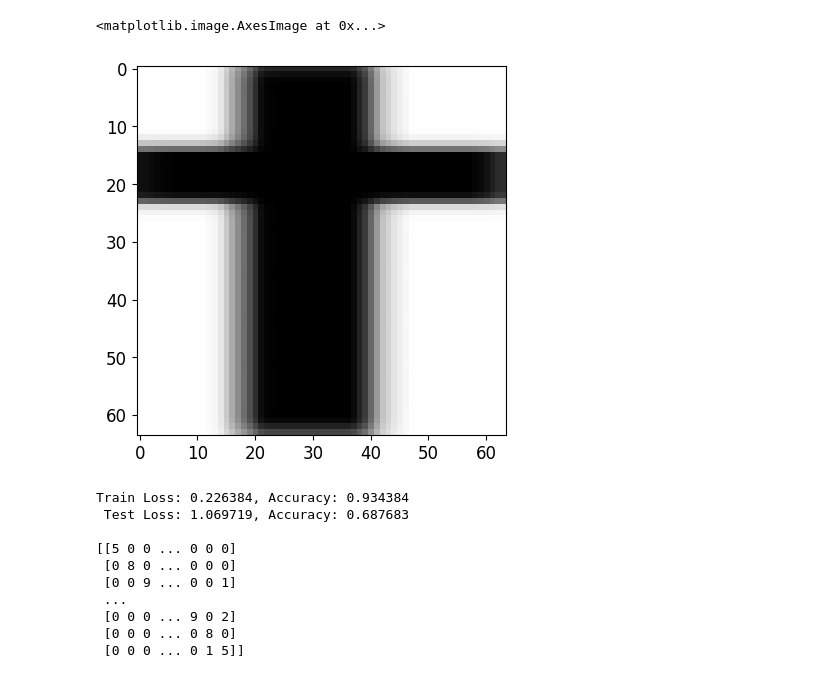
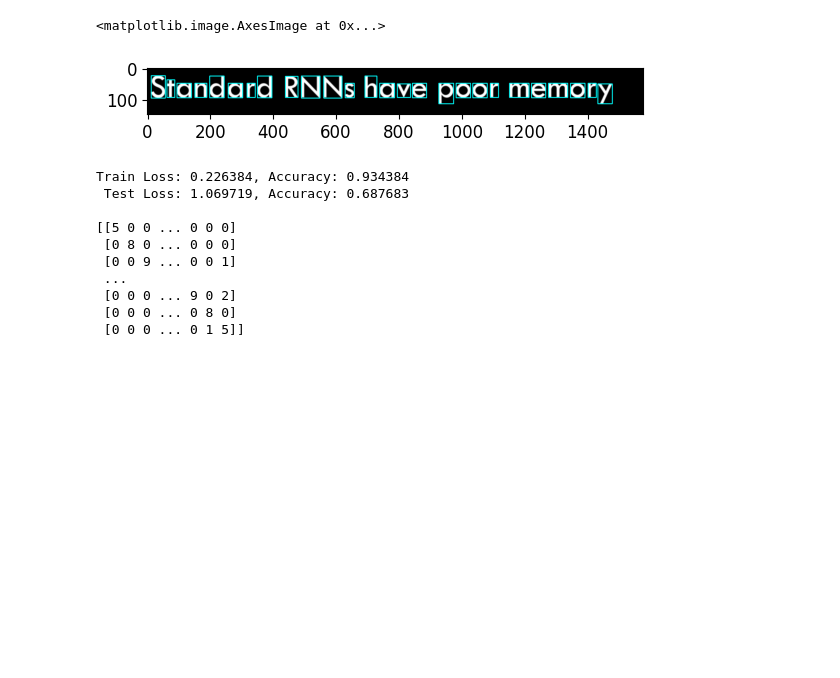
Before and after one commit to BoostChavit/deep-learning-project, a Jupyter notebook: main.ipynb, the cells around one changed output. Drawn from its saved outputs; the diff is of its cells as text; code cells hidden in the pictures; blank space fills up the shorter version.

Commit message:
update: add split data for train lstm

```diff
--- a/main.ipynb
+++ b/main.ipynb
@@ -75,7 +76,7 @@ def boundingbox(img_path, model):
 
             crops.append(cropped2)
 
-            cropped2 = cropped2.reshape((1, 64, 64, 3))
+            cropped2 = cropped2.reshape((-1, 64, 64))
 
             y_pred.append(model.predict(cropped2))
 
@@ -200,0 +221,2 @@ y_test = keras.utils.to_categorical(y_test, len(class_names))
+# %%
+y_train = np.repeat(y_train, 3, 0)
@@ -239,0 +324,24 @@ Epoch 10/10
+# %%
+model = Sequential()
+
+model.add(LSTM(128, input_shape=x_train_lstm.shape[1:], activation='relu', return_sequences=True))
+# model.add(Dropout(0.2))
+
+model.add(LSTM(128, activation='relu'))
+# model.add(Dropout(0.1))
+
+model.add(Dense(128, activation='relu'))
+# model.add(Dropout(0.2))
+
+model.add(Dense(62, activation='softmax'))
+
+lr_scheduler = tf.keras.optimizers.schedules.InverseTimeDecay(
+    0.001, decay_rate=1e-6, decay_steps=1, staircase=False)
+opt = tf.keras.optimizers.Adam(learning_rate=lr_scheduler)
+
+# Compile model
+model.compile(loss='sparse_categorical_crossentropy',
+              optimizer=opt,
+              metrics=['accuracy'])
+
+model.fit(x_train_lstm, y_train, epochs=10, validation_data=(x_test_lstm, y_test))
@@ -341,12 +430,12 @@ oTCTzCTzTXXSwCVZzZZTfZfZTY
 # %%
 # save resulting image
 for x1, y1, x2, y2 in boxes:
     rect = cv2.rectangle(img, (x1, y1), (x2, y2), (255, 0, 0), 2)
-plt.imshow(img)
-plt.imshow(crop[1])
+plt.imshow(cv2.bitwise_not(img))
+# plt.imshow(crop[1])
 # %% [output]
 <matplotlib.image.AxesImage at 0x...>
-[figure, old version]
+[figure, new version]
 # %%
 print('Train Loss: {:.6f}, Accuracy: {:.6f}'.format(*model.evaluate(x_train, y_train, verbose=0)))
 print(' Test Loss: {:.6f}, Accuracy: {:.6f}'.format(*model.evaluate(x_test, y_test, verbose=0)))
```
Also changed, not shown: parts of 14 cells of this notebook.
